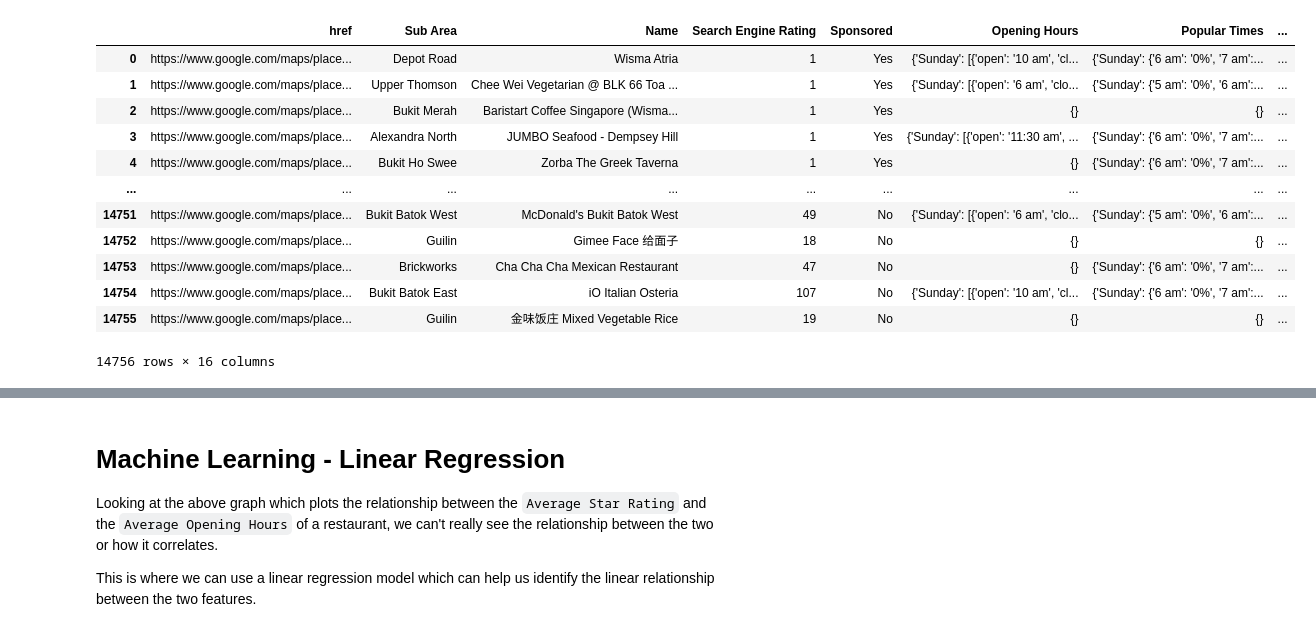
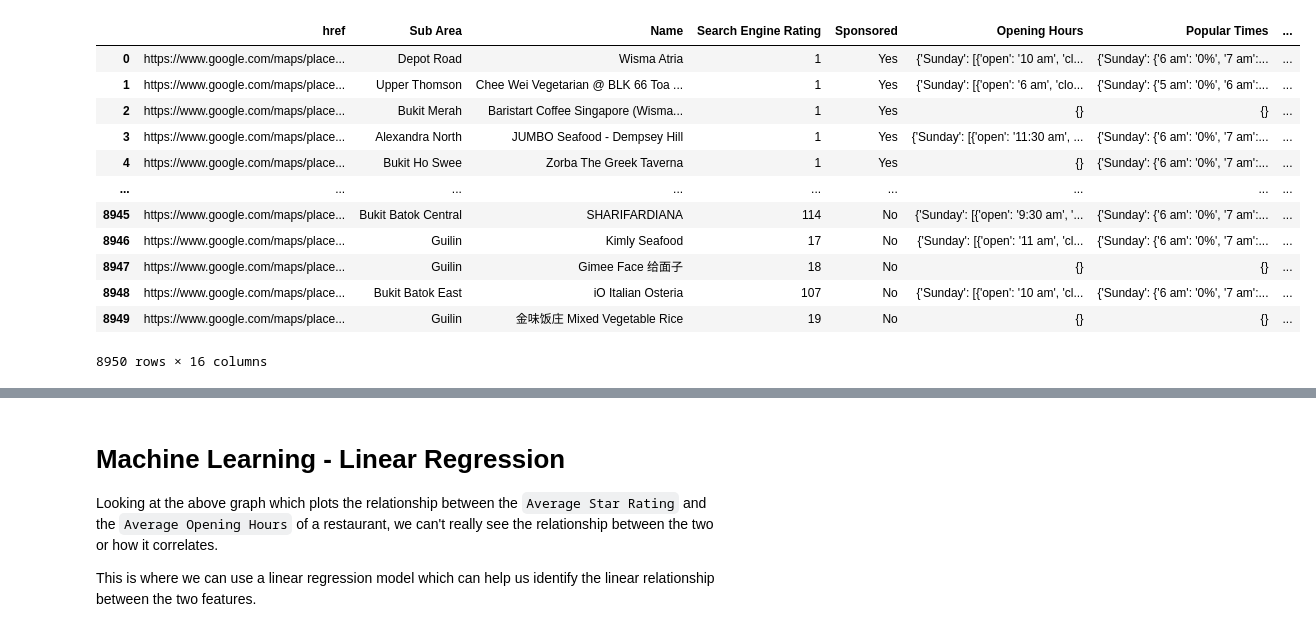
Before and after one commit to AlexanderLJX/SIT-Data-Visualization-and-Analysis, a Jupyter notebook: data_visualization.ipynb, the cells around one changed output, grey strips where cells are left out. Drawn from its saved outputs; the diff is of its cells as text; code cells hidden in the pictures.

```diff
--- a/data_visualization.ipynb
+++ b/data_visualization.ipynb
@@ -1,24 +1,24 @@
 # %%
 import pandas as pd
 import ast  # To safely evaluate strings containing Python expressions from a string-based input
 
 # Read the main CSV file
-df = pd.read_csv('scraped_data_food.csv')
+df = pd.read_csv('scraped_data_food_processed.csv')
 df
 # %% [output]
 |  | href | Sub Area | Name | Search Engine Rating | Sponsored | Opening Hours | Popular Times | ... |
 | 0 | https://www.google.com/maps/place... | Depot Road | Wisma Atria | 1 | Yes | {'Sunday': [{'open': '10 am', 'cl... | {'Sunday': {'6 am': '0%', '7 am':... | ... |
 | 1 | https://www.google.com/maps/place... | Upper Thomson | Chee Wei Vegetarian @ BLK 66 Toa ... | 1 | Yes | {'Sunday': [{'open': '6 am', 'clo... | {'Sunday': {'5 am': '0%', '6 am':... | ... |
 | 2 | https://www.google.com/maps/place... | Bukit Merah | Baristart Coffee Singapore (Wisma... | 1 | Yes | {} | {} | ... |
 | 3 | https://www.google.com/maps/place... | Alexandra North | JUMBO Seafood - Dempsey Hill | 1 | Yes | {'Sunday': [{'open': '11:30 am', ... | {'Sunday': {'6 am': '0%', '7 am':... | ... |
 | 4 | https://www.google.com/maps/place... | Bukit Ho Swee | Zorba The Greek Taverna | 1 | Yes | {} | {'Sunday': {'6 am': '0%', '7 am':... | ... |
 | ... | ... | ... | ... | ... | ... | ... | ... | ... |
-| 14751 | https://www.google.com/maps/place... | Bukit Batok West | McDonald's Bukit Batok West | 49 | No | {'Sunday': [{'open': '6 am', 'clo... | {'Sunday': {'5 am': '0%', '6 am':... | ... |
-| 14752 | https://www.google.com/maps/place... | Guilin | Gimee Face 给面子 | 18 | No | {} | {} | ... |
-| 14753 | https://www.google.com/maps/place... | Brickworks | Cha Cha Cha Mexican Restaurant | 47 | No | {} | {'Sunday': {'6 am': '0%', '7 am':... | ... |
-| 14754 | https://www.google.com/maps/place... | Bukit Batok East | iO Italian Osteria | 107 | No | {'Sunday': [{'open': '10 am', 'cl... | {'Sunday': {'6 am': '0%', '7 am':... | ... |
-| 14755 | https://www.google.com/maps/place... | Guilin | 金味饭庄 Mixed Vegetable Rice | 19 | No | {} | {} | ... |
+| 8945 | https://www.google.com/maps/place... | Bukit Batok Central | SHARIFARDIANA | 114 | No | {'Sunday': [{'open': '9:30 am', '... | {'Sunday': {'6 am': '0%', '7 am':... | ... |
+| 8946 | https://www.google.com/maps/place... | Guilin | Kimly Seafood | 17 | No | {'Sunday': [{'open': '11 am', 'cl... | {'Sunday': {'6 am': '0%', '7 am':... | ... |
+| 8947 | https://www.google.com/maps/place... | Guilin | Gimee Face 给面子 | 18 | No | {} | {} | ... |
+| 8948 | https://www.google.com/maps/place... | Bukit Batok East | iO Italian Osteria | 107 | No | {'Sunday': [{'open': '10 am', 'cl... | {'Sunday': {'6 am': '0%', '7 am':... | ... |
+| 8949 | https://www.google.com/maps/place... | Guilin | 金味饭庄 Mixed Vegetable Rice | 19 | No | {} | {} | ... |
-14756 rows × 16 columns
+8950 rows × 16 columns
 # %%
 # Get total number of Sub Areas
 total_sub_areas = df['Sub Area'].nunique()
```
Also changed, not shown: parts of 7 cells of this notebook, 1 other file.
